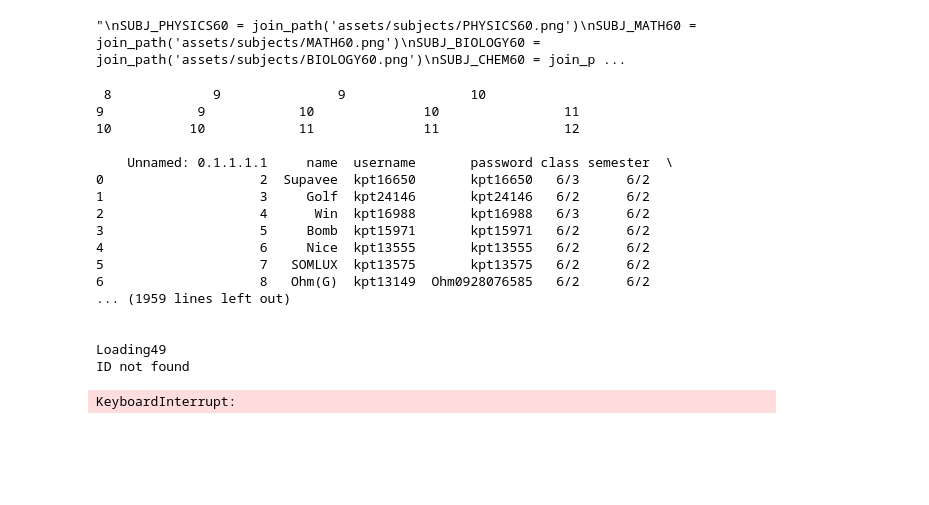
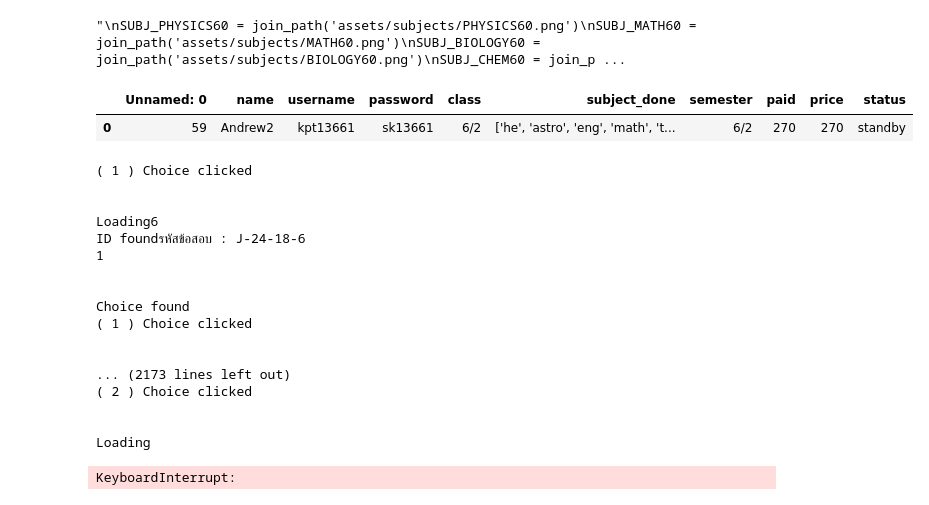
Before and after one commit to lazykern/virtualschool-auto-answer, a Jupyter notebook: playground2.ipynb, the cells around one changed output. Saved outputs shown, nothing was run; the diff lists cells and outputs as text; code cells hidden in the pictures; blank space fills up the shorter version.

```diff
--- a/playground2.ipynb
+++ b/playground2.ipynb
@@ -973,6 +996,15 @@ auto_sem2(name,usr,pas,lst_subj_NAF=None,lst_subj_AF=None,except_NAF=None,except
 '''
 # %% [output]
 "\nSUBJ_PHYSICS60 = join_path('assets/subjects/PHYSICS60.png')\nSUBJ_MATH60 = join_path('assets/subjects/MATH60.png')\nSUBJ_BIOLOGY60 = join_path('assets/subjects/BIOLOGY60.png')\nSUBJ_CHEM60 = join_p ...
+# %%
+df = pd.read_csv('/home/lloli/Documents/GitHub/Sorn/usr/user_data.csv').rename(columns={'Name':'name'})
+
+df_todo = df[(df.semester=='6/2') & (df.status == 'standby')].sort_values('subject_done',ascending=False).sort_values('paid',ascending=False).reset_index(drop=True)
+# %%
+df_todo
+# %% [output]
+|  | Unnamed: 0 | name | username | password | class | subject_done | semester | paid | price | status |
+| 0 | 59 | Andrew2 | kpt13661 | sk13661 | 6/2 | ['he', 'astro', 'eng', 'math', 't... | 6/2 | 270 | 270 | standby |
 # %%
 data = pd.read_csv('/home/lloli/Documents/GitHub/Sorn/all.csv')
 data = data.drop(data[data['id'] == data['ans']].index)
@@ -981,27 +1013,25 @@ data2['id'] = data['id']
 data2['ans'] = data['ans']
 data2.to_csv('/home/lloli/Documents/GitHub/Sorn/all.csv',index=False)
 
+auto_df_todo(df_todo)
 
-df = pd.read_csv('/home/lloli/Documents/GitHub/Sorn/usr/user_data.csv')
-df = df[(df.semester=='6/2') & (df.status == 'standby')].reset_index(drop=True)
-auto_df_todo(df)
 shutdown()
 # %% [output]
- 8             9               9                10
-9            9            10              10                11
-10          10            11              11                12
-
-    Unnamed: 0.1.1.1.1     name  username       password class semester  \
-0                    2  Supavee  kpt16650       kpt16650   6/3      6/2
-1                    3     Golf  kpt24146       kpt24146   6/2      6/2
-2                    4      Win  kpt16988       kpt16988   6/3      6/2
-3                    5     Bomb  kpt15971       kpt15971   6/2      6/2
-4                    6     Nice  kpt13555       kpt13555   6/2      6/2
-5                    7   SOMLUX  kpt13575       kpt13575   6/2      6/2
-6                    8   Ohm(G)  kpt13149  Ohm0928076585   6/2      6/2
-... (1959 lines left out)
+( 1 ) Choice clicked
 
 
-Loading49
-ID not found
+Loading6
+ID foundรหัสข้อสอบ : J-24-18-6
+1
+
+
+Choice found
+( 1 ) Choice clicked
+
+
+... (2173 lines left out)
+( 2 ) Choice clicked
+
+
+Loading
 KeyboardInterrupt:
```
Also changed, not shown: parts of 7 cells of this notebook, 1 other file.
